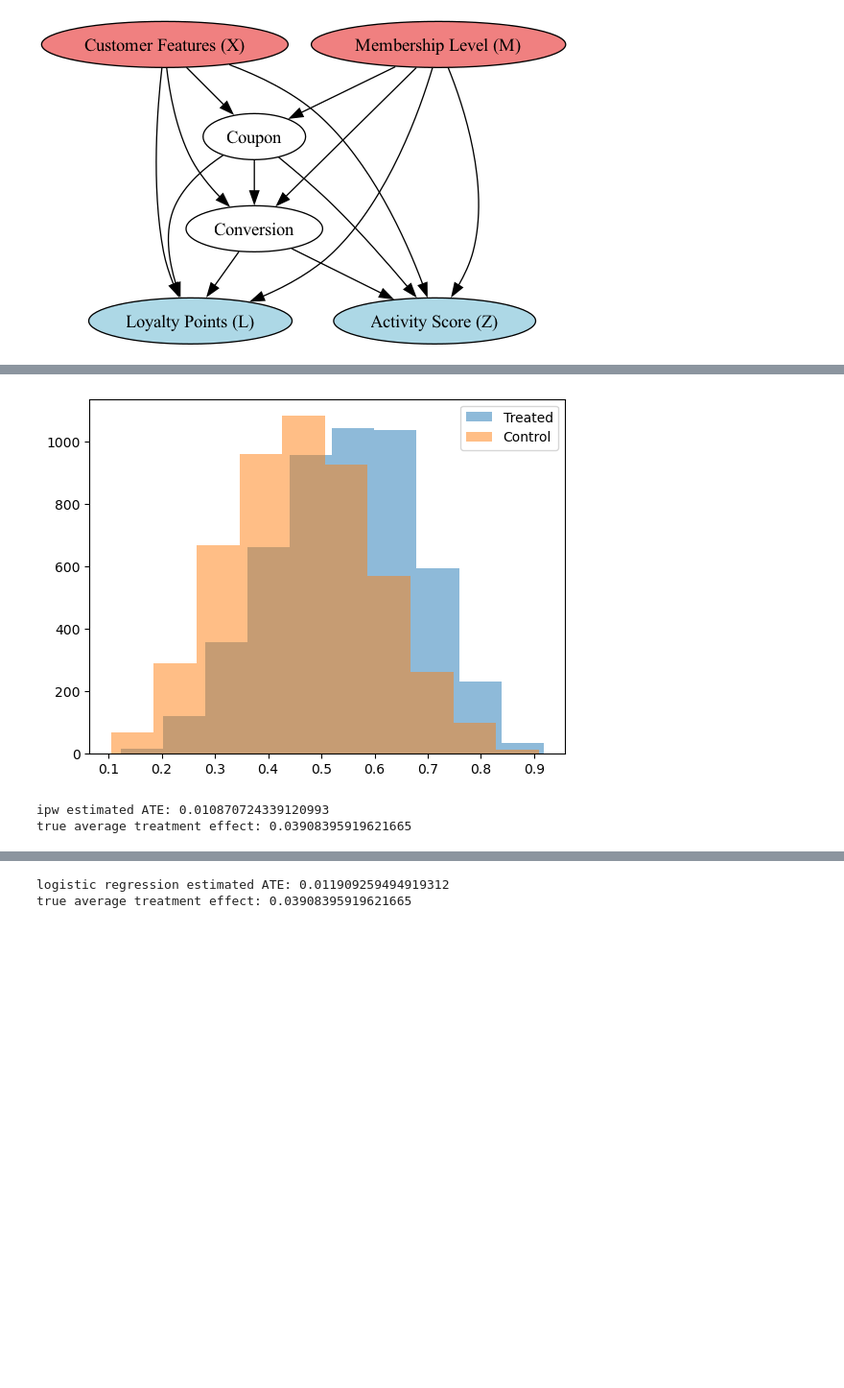
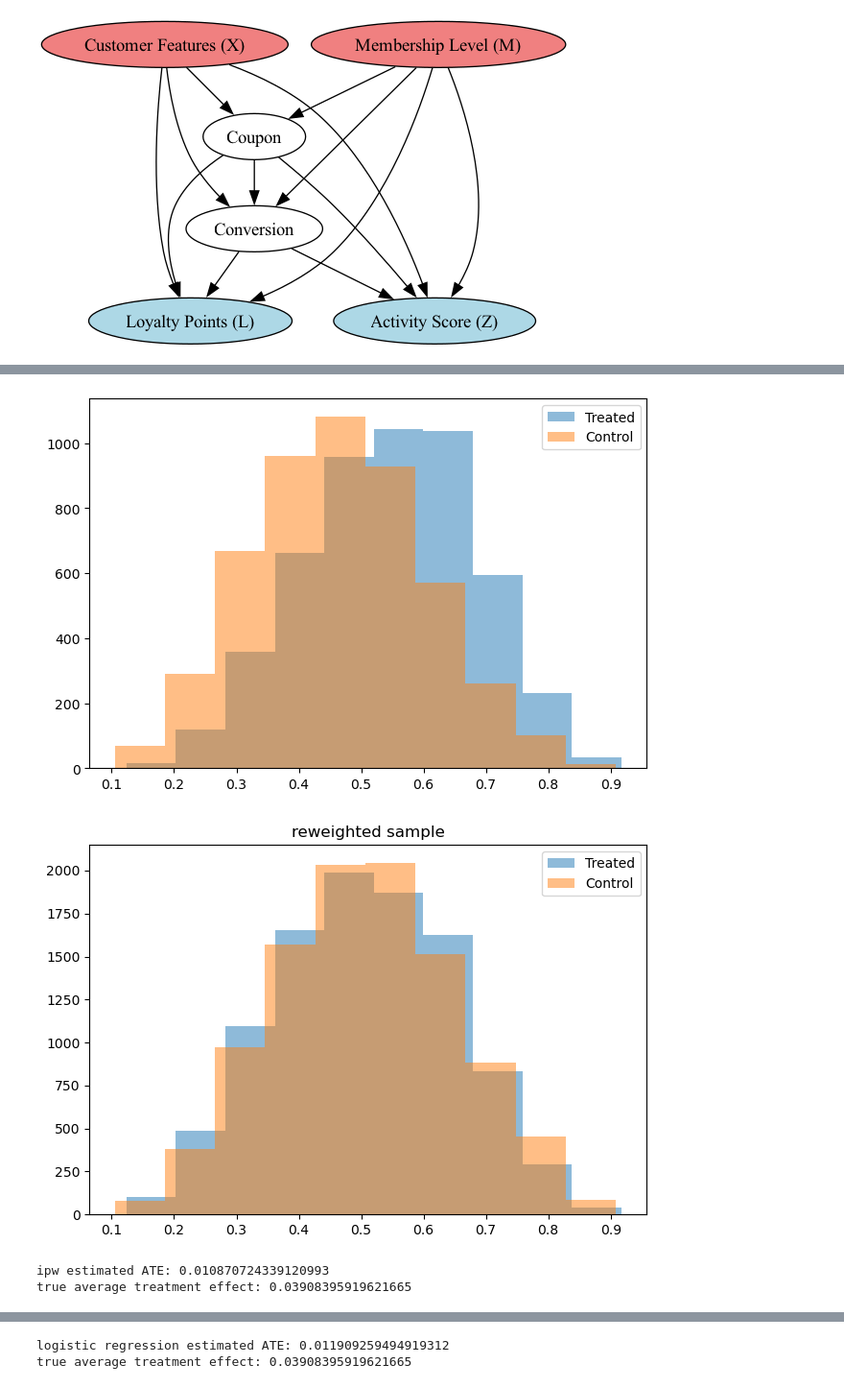
Before and after one commit to DavidStrieder/coupon_project, a Jupyter notebook: coupon.ipynb, the cells around one changed output, grey strips where cells are left out. Shown at 96% size. Cells and saved outputs as stored; diff of their text form; code cells hidden in the pictures; blank space fills up the shorter version.

```diff
--- a/coupon.ipynb
+++ b/coupon.ipynb
@@ -106,20 +167,28 @@ adjustment_set = covariates + ['membership_level_0', 'membership_level_1', 'memb
 # %%
 # ATE estimation using different methods
 
 # ipw
 prop_model = LogisticRegression(max_iter=1000)
 prop_model.fit(df[adjustment_set], df['coupon'])
 propensity = prop_model.predict_proba(df[adjustment_set])[:, 1]
 
 plt.hist(propensity[df['coupon']==1], alpha=0.5, label='Treated')
 plt.hist(propensity[df['coupon']==0], alpha=0.5, label='Control')
 plt.legend()
 plt.show()
 
+
+plt.hist(propensity[df['coupon']==1], alpha=0.5, weights=1/propensity[df['coupon']==1], label='Treated')
+plt.hist(propensity[df['coupon']==0], alpha=0.5, weights=1/(1-propensity[df['coupon']==0]),label='Control')
+plt.title('reweighted sample')
+plt.legend()
+plt.show()
+
 ate_iwp = np.mean((df['coupon'] * df['conversion']) / propensity - ((1 - df['coupon']) * df['conversion']) / (1 - propensity))
 print("ipw estimated ATE:", ate_iwp)
 print("true average treatment effect:", df['ite'].mean())
 # %% [output]
-[figure, old version]
+[figure, new version]
+[figure, added]
 ipw estimated ATE: 0.010870724339120993
 true average treatment effect: 0.03908395919621665
```
Also changed, not shown: parts of 18 cells of this notebook, 2 other files.
